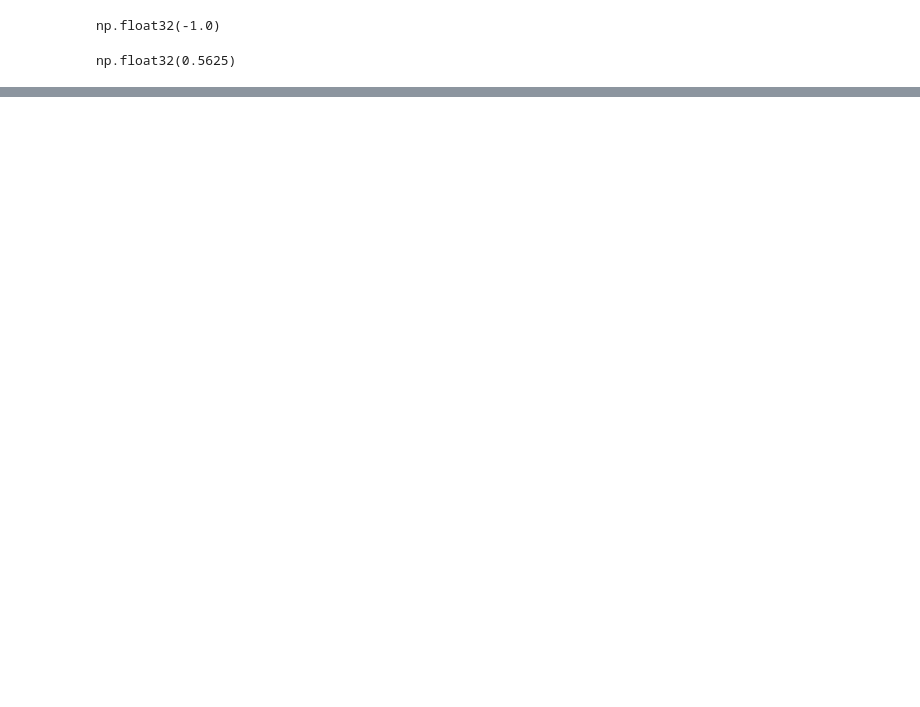
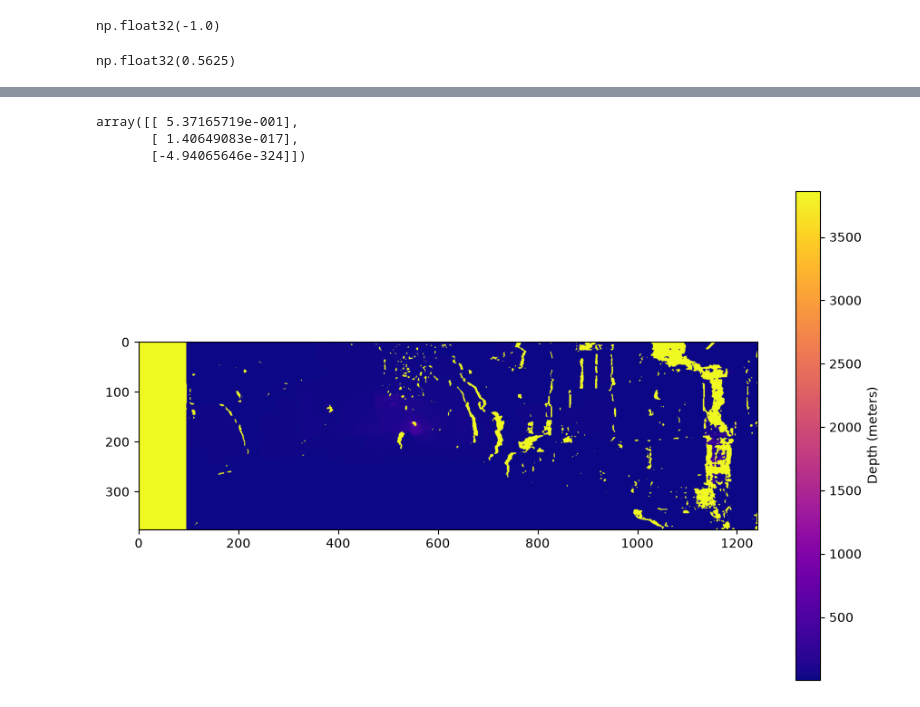
Before and after one commit to JanakaDilshanSendnayake/kitti-visual-odometry-python, a Jupyter notebook: Untitled.ipynb, the cells around one changed output, grey strips where cells are left out. Cells and saved outputs as stored; diff of their text form; code cells hidden in the pictures; blank space fills up the shorter version.

```diff
--- a/Untitled.ipynb
+++ b/Untitled.ipynb
@@ -298,0 +334,53 @@ np.float32(0.5625)
+# %%
+t = (t / t[3])[:3]
+# %%
+t
+# %% [output]
+array([[ 5.37165719e-001],
+       [ 1.40649083e-017],
+       [-4.94065646e-324]])
+# %%
+def decompose_projection_matrix(p):
+
+    k, r, t, _, _, _, _ = cv2.decomposeProjectionMatrix(p)
+    t = (t / t[3])[:3]
+    return k, r, t
+# %%
+def calc_depth_map(disp_left, k_left, t_left, t_right, rectified=True):
+
+    if rectified:
+        b = t_right[0] - t_left[0]
+    else:
+        b = t_left[0] - t_right[0]
+
+    f = k_left[0][0]
+
+    ## this will add noise and places that couldn't measure disparity
+    disp_left[disp_left == 0.0] = 0.1
+    disp_left[disp_left == -1.0] = 0.1
+
+    depth_map = np.ones(disp_left.shape)
+    depth_map = f * b / disp_left
+
+    return depth_map
+# %%
+k_left, r_left, t_left = decompose_projection_matrix(handler.P0)
+k_right, r_right, t_right = decompose_projection_matrix(handler.P1)
+# %%
+depth = calc_depth_map(disp, k_left, t_left, t_right)
+
+plt.figure(figsize=(11, 7))
+plt.grid(False)
+
+# Assign the imshow output to a variable so the colorbar knows what to reference
+img = plt.imshow(depth, cmap='plasma',
+                 # vmax=50.0
+                )
+
+# Add the colorbar
+cbar = plt.colorbar(img)
+cbar.set_label('Depth (meters)') # Change 'meters' to your actual unit
+
+plt.show()
+# %% [output]
+[figure, added]
```
Also changed, not shown: parts of 58 cells of this notebook, 1 other file.
